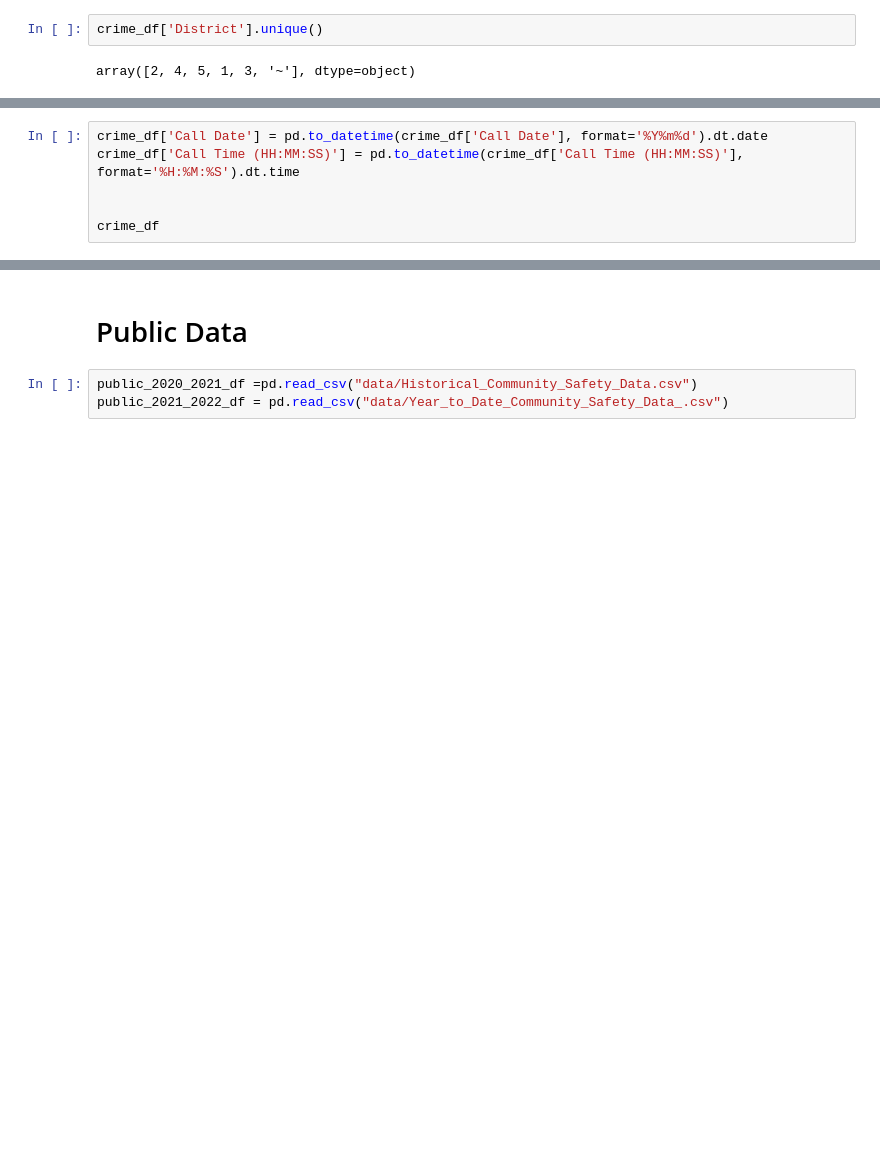
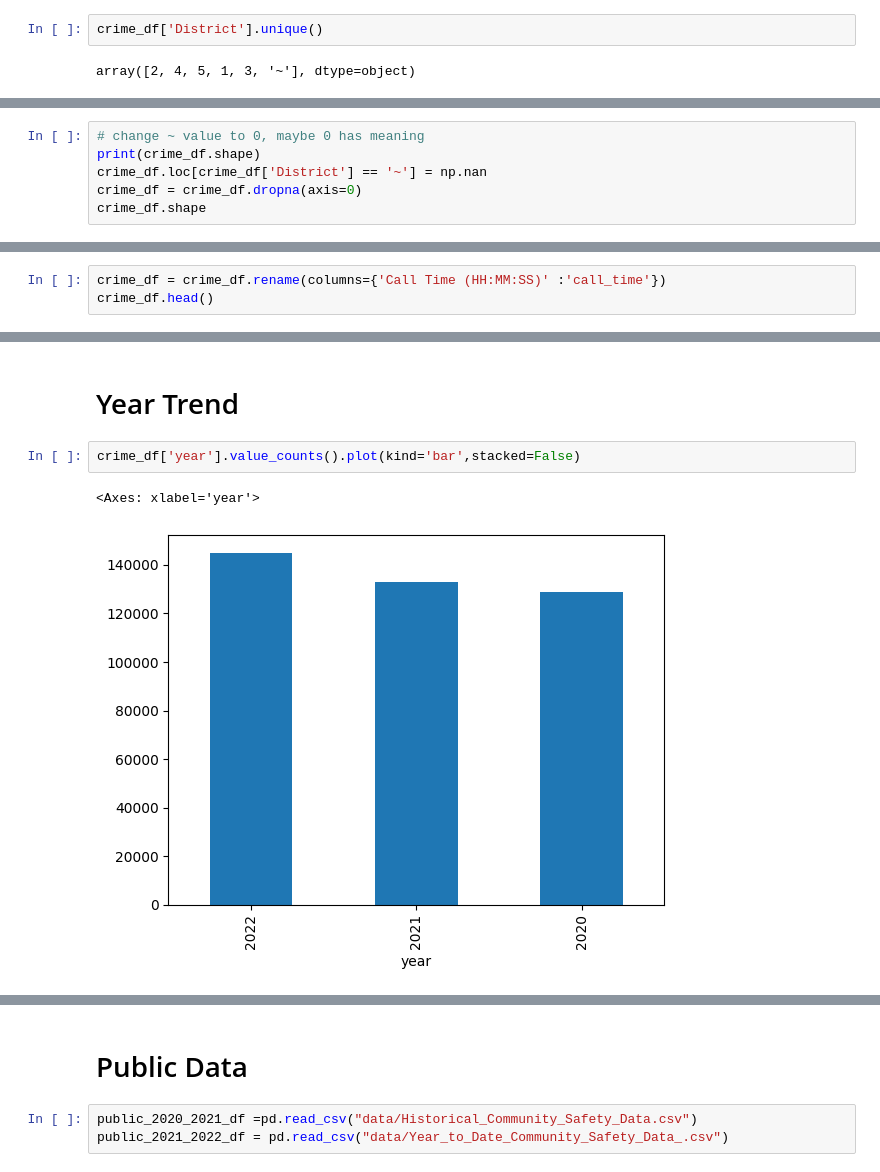
Before and after one commit to 10ken/staffing_crime_rate, a Jupyter notebook: crime_eda_qa.ipynb, the cells around one changed output, grey strips where cells are left out. Cells and saved outputs as stored; diff of their text form; blank space fills up the shorter version.

```diff
--- a/crime_eda_qa.ipynb
+++ b/crime_eda_qa.ipynb
@@ -120,6 +213,0 @@ unknown_dis_sec.shape[0] / crime_df.shape[0] * 100
-# %%
-crime_df['Call Date'] = pd.to_datetime(crime_df['Call Date'], format='%Y%m%d').dt.date
-crime_df['Call Time (HH:MM:SS)'] = pd.to_datetime(crime_df['Call Time (HH:MM:SS)'], format='%H:%M:%S').dt.time
-
-
-crime_df
@@ -139,0 +214,6 @@ crime_df
+# %%
+# change ~ value to 0, maybe 0 has meaning
+print(crime_df.shape)
+crime_df.loc[crime_df['District'] == '~'] = np.nan
+crime_df = crime_df.dropna(axis=0)
+crime_df.shape
@@ -139,0 +223,3 @@ crime_df
+# %%
+crime_df = crime_df.rename(columns={'Call Time (HH:MM:SS)' :'call_time'})
+crime_df.head()
@@ -139,0 +251,7 @@ crime_df
+# %% [markdown]
+# Year Trend
+# %%
+crime_df['year'].value_counts().plot(kind='bar',stacked=False)
+# %% [output]
+<Axes: xlabel='year'>
+[figure, added]
```
Also changed, not shown: parts of 58 cells of this notebook.
